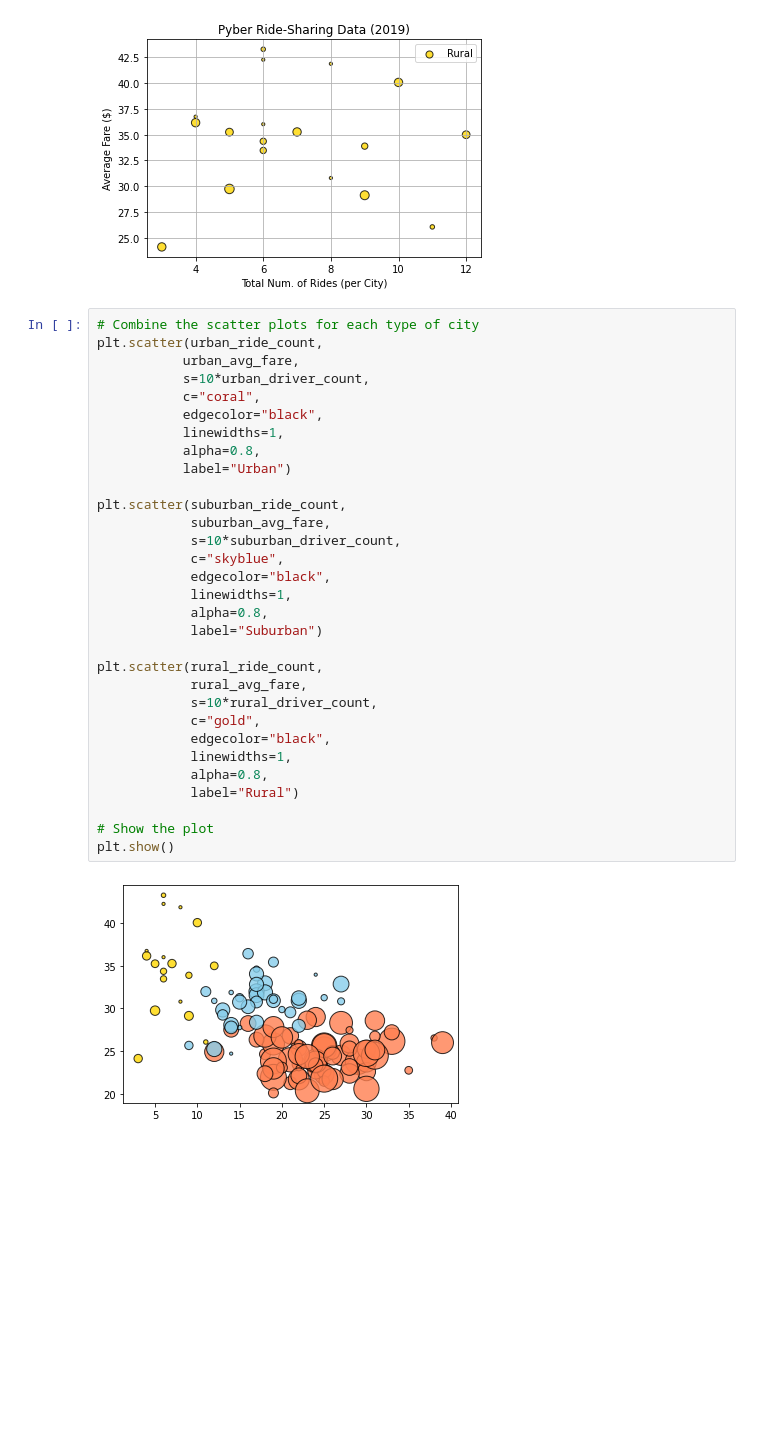
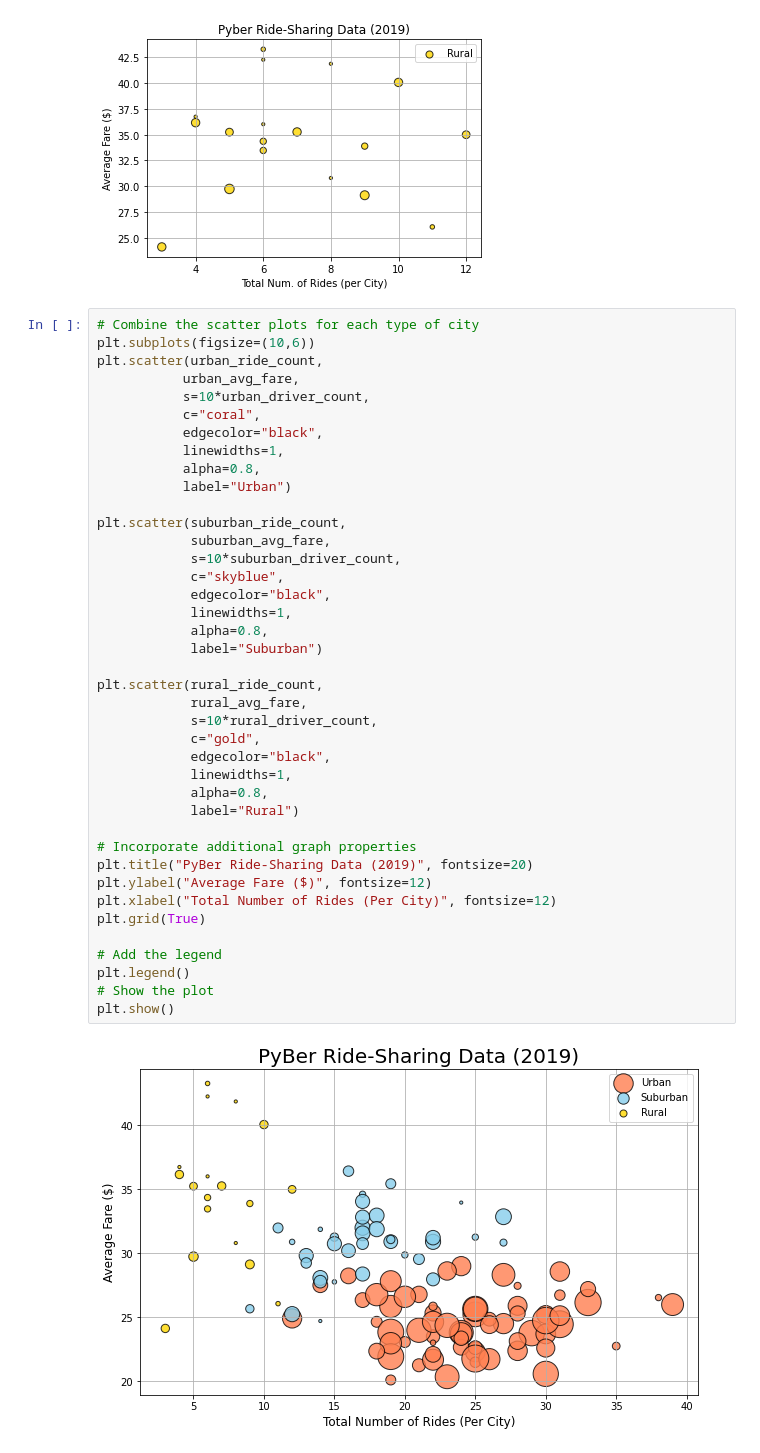
Before and after one commit to ArtTucker/PyBer_Analysis, a Jupyter notebook: Pyber.ipynb, the cells around one changed output. Cells and saved outputs as stored; diff of their text form; blank space fills up the shorter version.

```diff
--- a/Pyber.ipynb
+++ b/Pyber.ipynb
@@ -292,34 +292,43 @@ plt.legend()
 [figure]
 # %%
 # Combine the scatter plots for each type of city
+plt.subplots(figsize=(10,6))
 plt.scatter(urban_ride_count,
            urban_avg_fare,
            s=10*urban_driver_count,
            c="coral",
            edgecolor="black",
            linewidths=1,
            alpha=0.8,
            label="Urban")
 
 plt.scatter(suburban_ride_count,
             suburban_avg_fare,
             s=10*suburban_driver_count,
             c="skyblue",
             edgecolor="black",
             linewidths=1,
             alpha=0.8,
             label="Suburban")
 
 plt.scatter(rural_ride_count,
             rural_avg_fare,
             s=10*rural_driver_count,
             c="gold",
             edgecolor="black",
             linewidths=1,
             alpha=0.8,
             label="Rural")
 
+# Incorporate additional graph properties
+plt.title("PyBer Ride-Sharing Data (2019)", fontsize=20)
+plt.ylabel("Average Fare ($)", fontsize=12)
+plt.xlabel("Total Number of Rides (Per City)", fontsize=12)
+plt.grid(True)
+
+# Add the legend
+plt.legend()
 # Show the plot
 plt.show()
 # %% [output]
-[figure, old version]
+[figure, new version]
```
